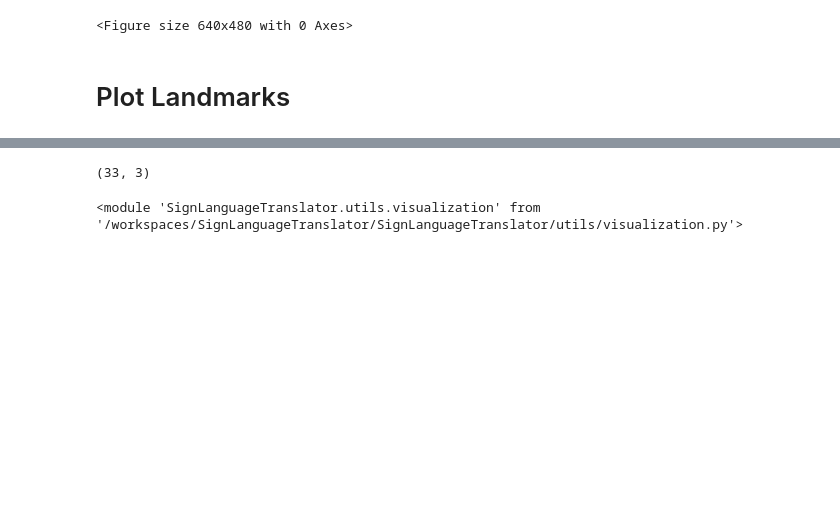
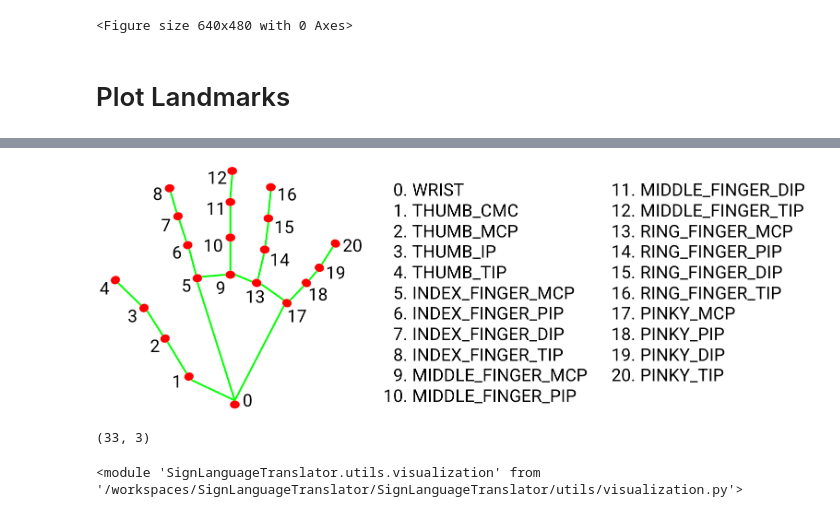
Before and after one commit to mdsrqbl/SignLanguageTranslator, a Jupyter notebook: SignLanguageTranslator/notebooks/experiments.ipynb, the cells around one changed output, grey strips where cells are left out. Cells and saved outputs as stored; diff of their text form; code cells hidden in the pictures; blank space fills up the shorter version.

```diff
--- a/SignLanguageTranslator/notebooks/experiments.ipynb
+++ b/SignLanguageTranslator/notebooks/experiments.ipynb
@@ -65,0 +69,4 @@ mpy.ipython_display(os.path.join("outputs","graph_power.mp4"))
+# %%
+Image('data/mediapipe_hand_landmarks.png')
+# %% [output]
+[figure, added]
```
Also changed, not shown: parts of 20 cells of this notebook, 16 other files.
